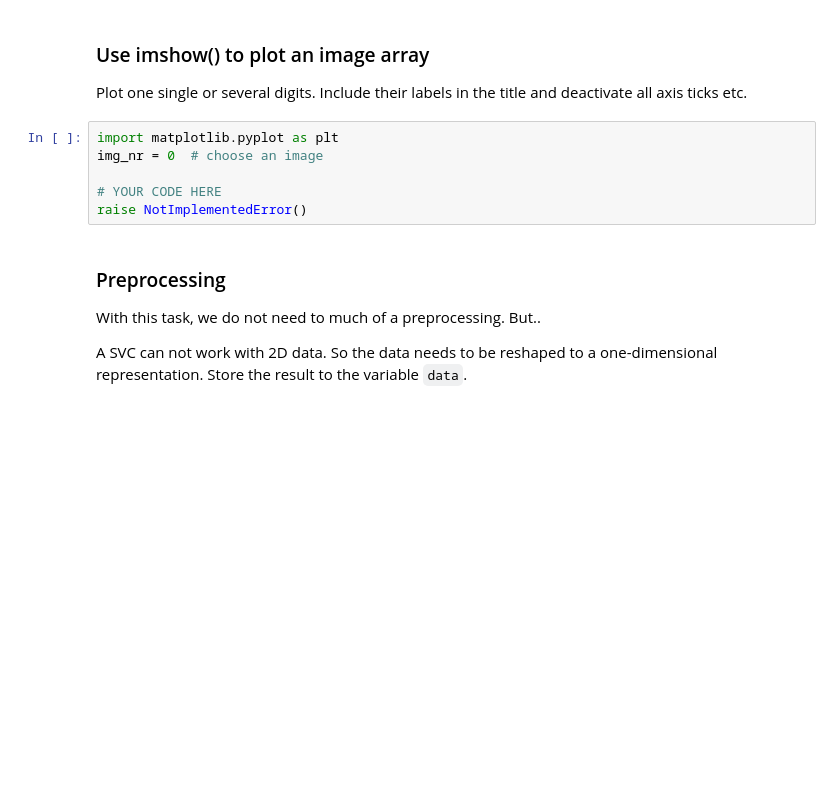
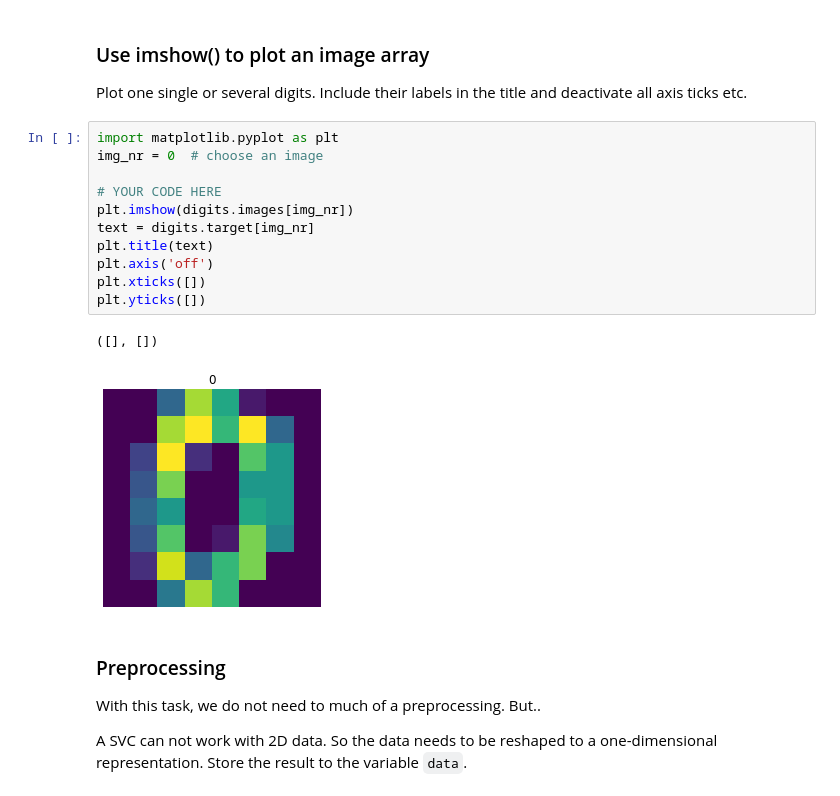
Before and after one commit to s-naegele/Data-Analysis, a Jupyter notebook: Lab/05_Classification.ipynb, the cells around one changed output. Cells and saved outputs as stored; diff of their text form; blank space fills up the shorter version.

```diff
--- a/Lab/05_Classification.ipynb
+++ b/Lab/05_Classification.ipynb
@@ -29,9 +72,17 @@ Plot one single or several digits. Include their labels in the title and deactiv
 # %%
 import matplotlib.pyplot as plt
 img_nr = 0  # choose an image
 
 # YOUR CODE HERE
-raise NotImplementedError()
+plt.imshow(digits.images[img_nr])
+text = digits.target[img_nr]
+plt.title(text)
+plt.axis('off')
+plt.xticks([])
+plt.yticks([])
+# %% [output]
+([], [])
+[figure, added]
 # %% [markdown]
 ### Preprocessing
 
```
Also changed, not shown: parts of 13 cells of this notebook.
